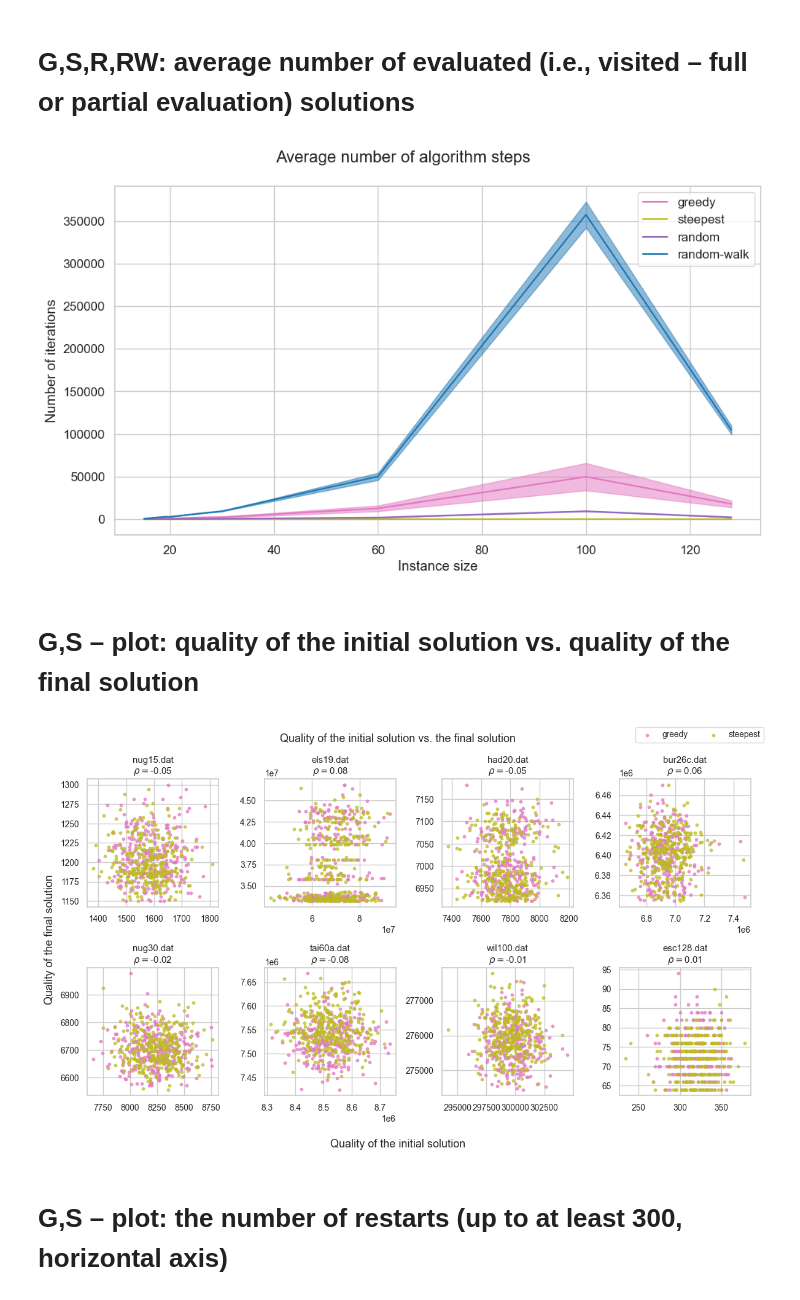
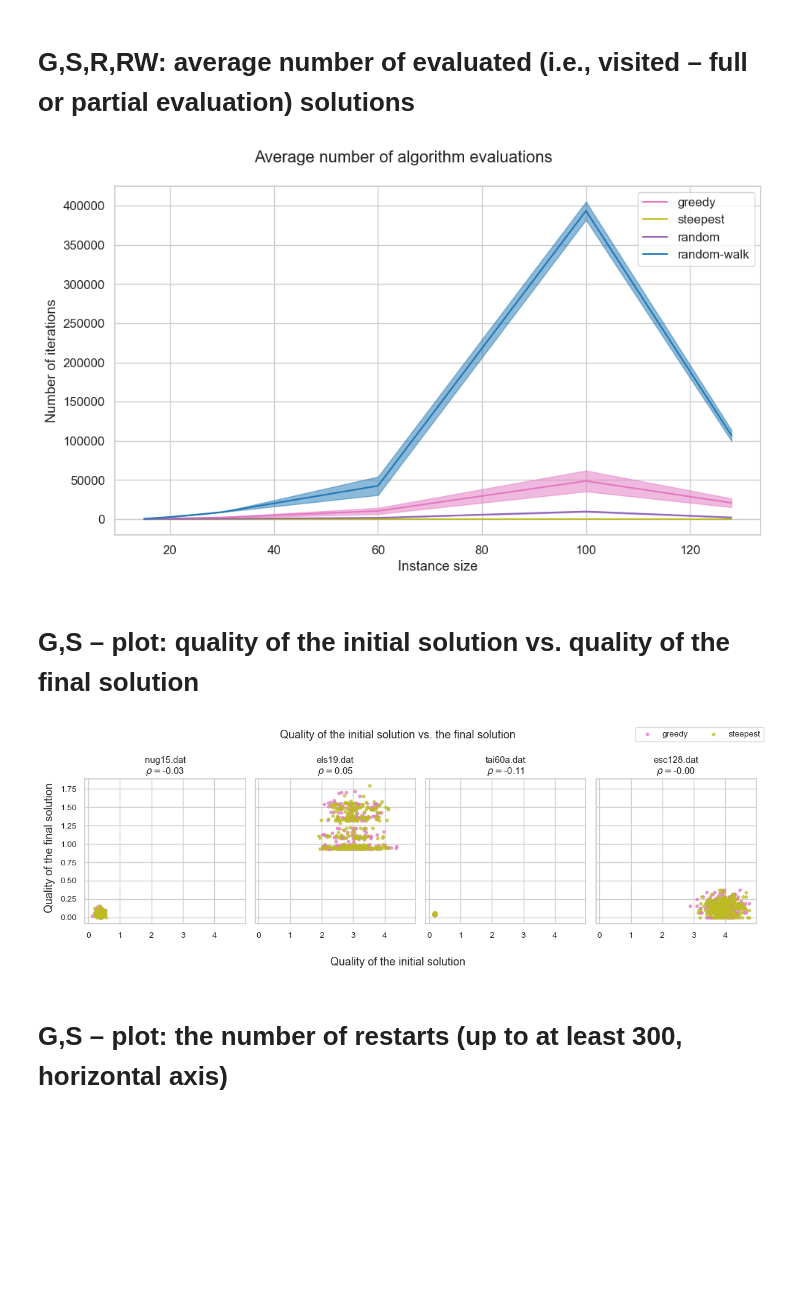
Before and after one commit to kapiblue/QAP-local-search, a Jupyter notebook: plotting/plot.ipynb, the cells around one changed output. Saved outputs shown, nothing was run; the diff lists cells and outputs as text; code cells hidden in the pictures; blank space fills up the shorter version.

Commit message:
final plots

```diff
--- a/plotting/plot.ipynb
+++ b/plotting/plot.ipynb
@@ -19,7 +19,7 @@ for file_path in results_csvs:
     # Read csv
     df = pd.read_csv(file_path, converters={"final_solution": list_converter,
                                             "initial_solution": list_converter})
-    file_name = file_path.split("\\")[-1]
+    file_name = file_path.split("/")[-1]
     instance_name = file_name.split("_")[0]
     # Drop the cvs extension
     method_name = "_".join(file_name.split("_")[1:])[:-4]
@@ -27,5 +27,4 @@ for file_path in results_csvs:
         data[instance_name] = dict()
     data[instance_name][method_name] = df
 data.keys()
-data["bur26c.dat"].keys()
 # %% [output]
@@ -104,6 +99,8 @@ instance_sizes
 # Quality
 # %%
 fig, ax = plt.subplots(figsize = (10,6))
+
+df_quality_results = pd.DataFrame(index=data.keys())
 
 for i, method in enumerate(methods):
     means = []
@@ -115,14 +112,17 @@ for i, method in enumerate(methods):
         diff = (instance_mean - data[instance]["opt"])/data[instance]["opt"]
         means.append(diff)
         variations.append(coeff_of_variation)
-    means = np.array(means) * 100
+    means = np.array(means)
     variations = np.array(variations)
     ax.plot(instance_sizes, means, label = method, color=color_dict[method])
     ax.fill_between(instance_sizes, means - variations,
                     means + variations,
                     color=color_dict[method], alpha=0.5)
     ax.set_xlabel("Instance size")
-    ax.set_ylabel("Quality [100%]")
+    ax.set_ylabel("Quality")
+
+    df_quality_results[method] = means
+    #df_quality_results[method + "_var"] = variations
 
 fig.suptitle("Quality in comparison to the optimum (mean)")
 fig.tight_layout()
@@ -227,9 +239,9 @@ for i, method in enumerate(methods):
         time_means.append(time_mean)
     ax.scatter(time_means, quality_means, s=instance_sizes, label = method, color=color_dict[method])
     ax.set_xlabel("Mean running time [milliseconds]")
-    ax.set_ylabel("Relative quality")
+    ax.set_ylabel("Average quality")
 
-fig.suptitle("Efficiency (average quality vs. time)")
+fig.suptitle("Algorithm efficiency")
 fig.tight_layout()
 plt.legend()
 plt.show()
@@ -259,7 +271,7 @@ for i, method in enumerate(methods):
                     means + stds,
                     color=color_dict[method], alpha=0.5)
     ax.set_xlabel("Instance size")
-    ax.set_ylabel("Number of updates")
+    ax.set_ylabel("Number of steps")
 
 fig.suptitle("Average number of algorithm steps")
 fig.tight_layout()
@@ -293,50 +305,52 @@ for i, method in enumerate(methods):
     ax.set_xlabel("Instance size")
     ax.set_ylabel("Number of iterations")
 
-fig.suptitle("Average number of algorithm steps")
+fig.suptitle("Average number of algorithm evaluations")
 fig.tight_layout()
 plt.legend()
 plt.show()
 
 fig.savefig(os.path.join(save_path, "number_of_evaluations_mean.pdf"))
 # %% [output]
-[figure, old version]
+[figure, new version]
 # %% [markdown]
 # G,S – plot: quality of the initial solution vs. quality of the final solution
 # %%
 sns.set(font_scale=0.9)
 sns.set_style("whitegrid")
+instances = ["nug15.dat", "els19.dat", "tai60a.dat", "esc128.dat"]
 methods = ["greedy_300", "steepest_300"]
 
-fig, axs = plt.subplots(2, 4, figsize = (12,7))
+fig, axs = plt.subplots(1, 4, figsize = (12,4),
+                        sharex= True, sharey=True)
 
 
-for i, instance in enumerate(data.keys()):
+for i, instance in enumerate(instances):
     for method in methods:
         label = method.split("_")[0]
-        axs.flat[i].scatter(data[instance][method]["initial_evaluation"],
-                data[instance][method]["final_evaluation"],
+        axs[i].scatter((data[instance][method]["initial_evaluation"]-data[instance]["opt"])/data[instance]["opt"],
+                (data[instance][method]["final_evaluation"]-data[instance]["opt"])/data[instance]["opt"],
                 color=color_dict[label],
                 label=label,
                 alpha=0.7,
                 s=10)
         correlation = data[instance][method]["initial_evaluation"].corr(data[instance][method]["final_evaluation"], "spearman")
         axs.flat[i].set_title(f"{instance}\n" + r"$\rho=$" + f"{correlation:.2f}")
 
 fig.suptitle("Quality of the initial solution vs. the final solution")
 fig.supxlabel("Quality of the initial solution")
 fig.supylabel("Quality of the final solution")
 
 # common legend
-handles, labels = axs[0,0].get_legend_handles_labels()
+handles, labels = axs[0].get_legend_handles_labels()
 fig.legend(handles, labels, loc = "upper right", ncol=2)
 
 fig.tight_layout()
 plt.show()
 
 fig.savefig(os.path.join(save_path, "quality_initial_final.pdf"))
 # %% [output]
-[figure, old version]
+[figure, new version]
 # %% [markdown]
 # G,S – plot: the number of restarts (up to at least 300, horizontal axis)
 # %%
```
Also changed, not shown: parts of 17 cells of this notebook, 11 other files.
